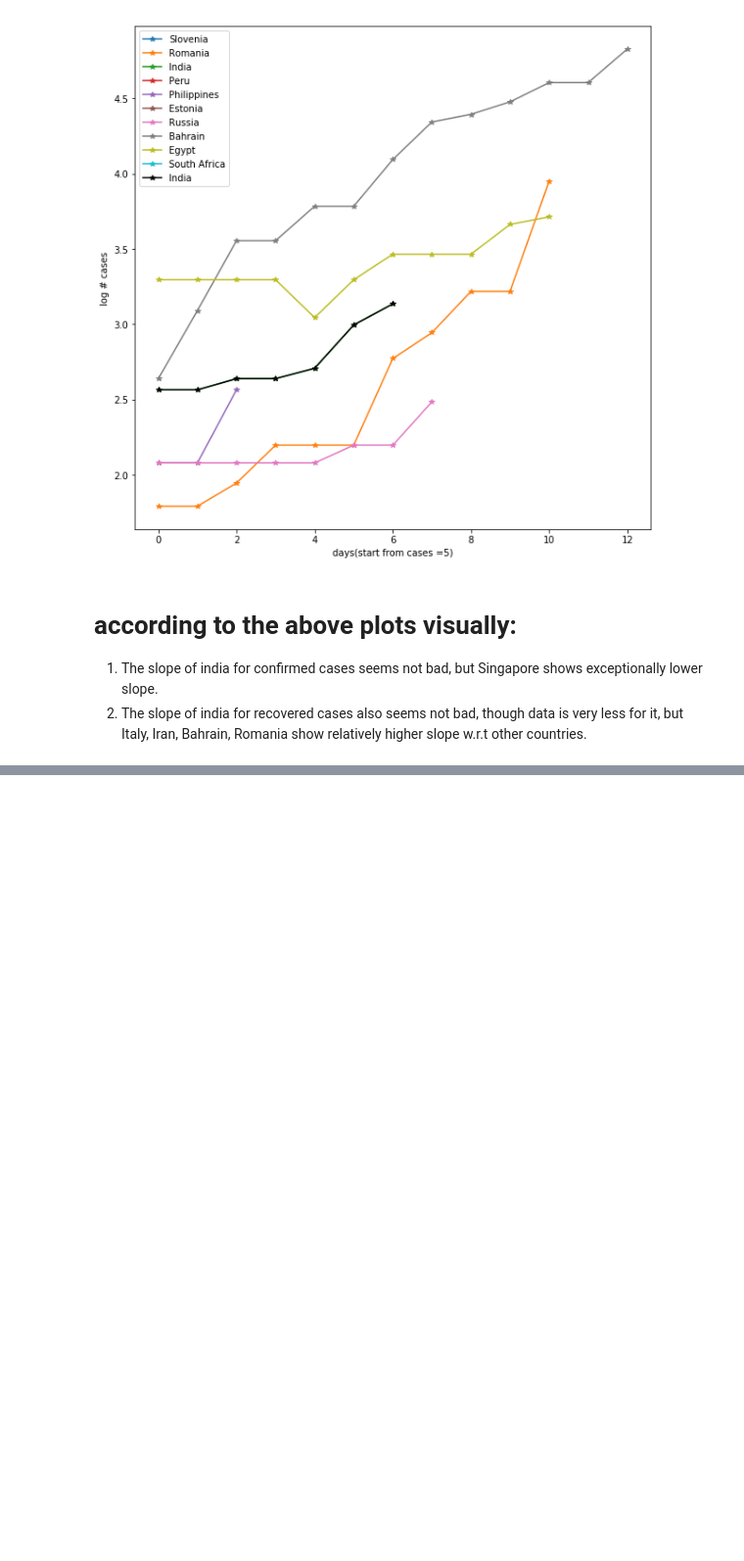
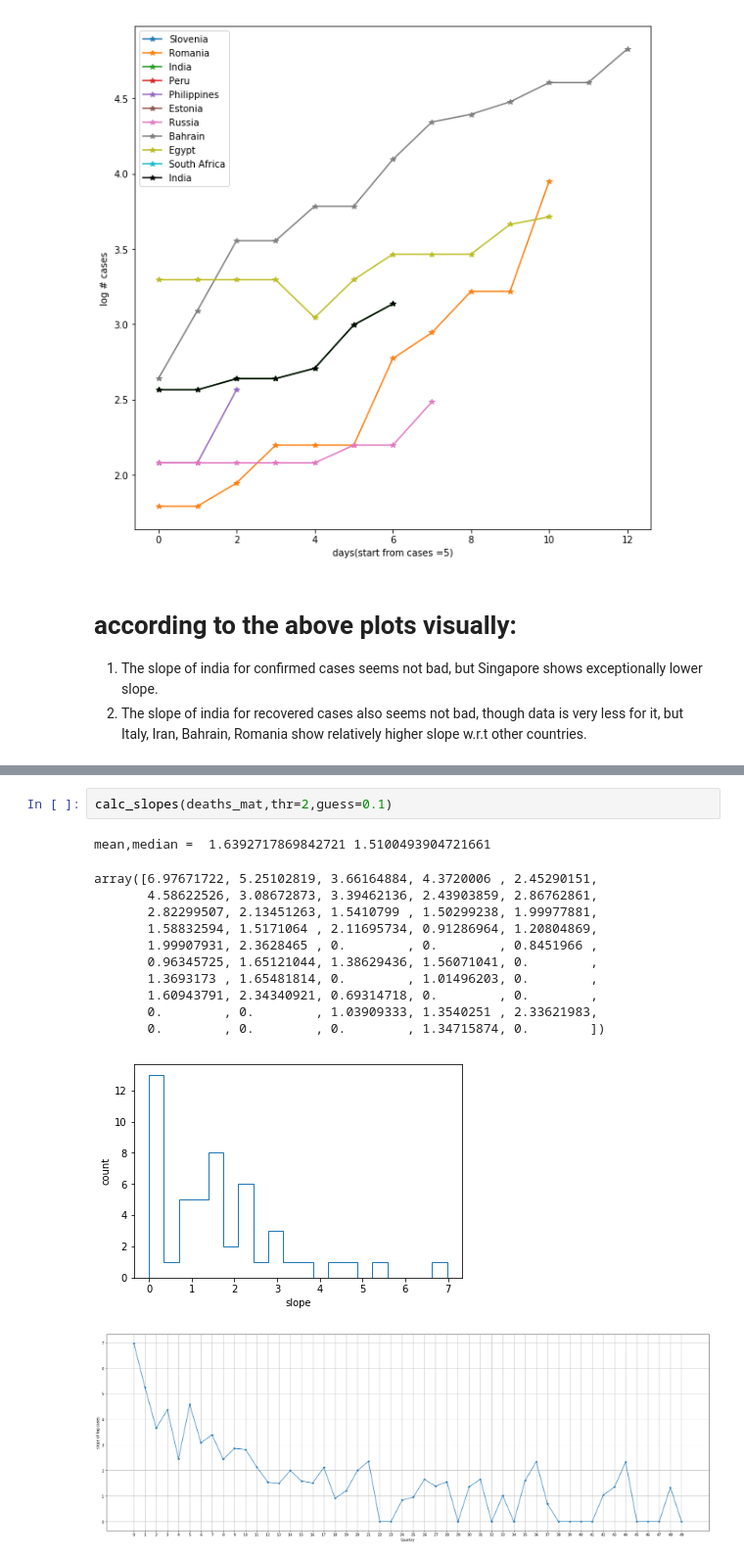
Before and after one commit to srashtig/covid-19-icts, a Jupyter notebook: analysis.ipynb, the cells around one changed output, grey strips where cells are left out. Shown at 98% size. Cells and saved outputs as stored; diff of their text form; blank space fills up the shorter version.

```diff
--- a/analysis.ipynb
+++ b/analysis.ipynb
@@ -179,0 +271,16 @@ recovered_cases
+# %%
+calc_slopes(deaths_mat,thr=2,guess=0.1)
+# %% [output]
+mean,median =  1.6392717869842721 1.5100493904721661
+array([6.97671722, 5.25102819, 3.66164884, 4.3720006 , 2.45290151,
+       4.58622526, 3.08672873, 3.39462136, 2.43903859, 2.86762861,
+       2.82299507, 2.13451263, 1.5410799 , 1.50299238, 1.99977881,
+       1.58832594, 1.5171064 , 2.11695734, 0.91286964, 1.20804869,
+       1.99907931, 2.3628465 , 0.        , 0.        , 0.8451966 ,
+       0.96345725, 1.65121044, 1.38629436, 1.56071041, 0.        ,
+       1.3693173 , 1.65481814, 0.        , 1.01496203, 0.        ,
+       1.60943791, 2.34340921, 0.69314718, 0.        , 0.        ,
+       0.        , 0.        , 1.03909333, 1.3540251 , 2.33621983,
+       0.        , 0.        , 0.        , 1.34715874, 0.        ])
+[figure, added]
+[figure, added]
```
Also changed, not shown: parts of 9 cells of this notebook.
